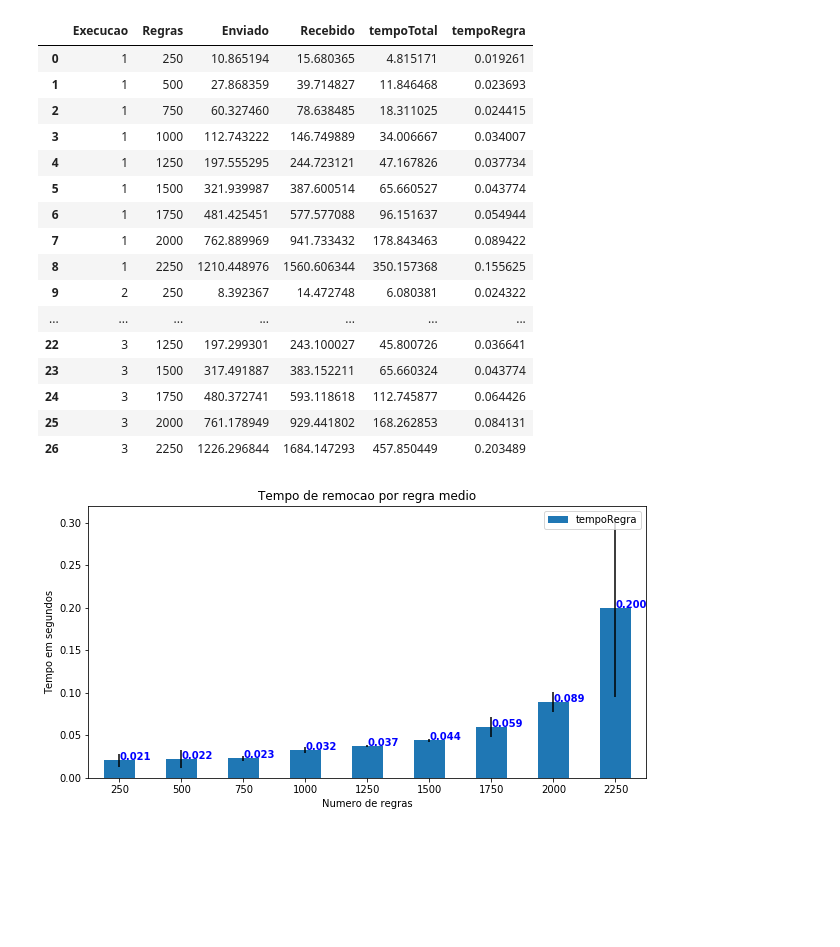
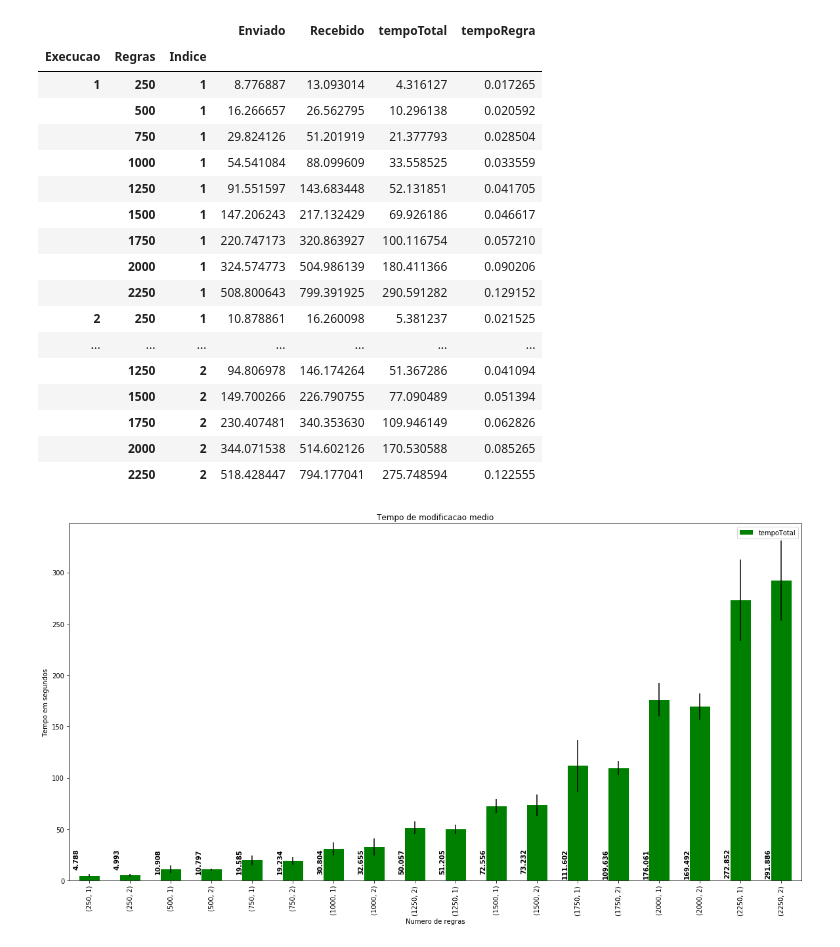
Before and after one commit to pedrobellotti/ns3-slice, a Jupyter notebook: TestesSwitchReal/graficosSwitch.ipynb, the cells around one changed output. Drawn from its saved outputs; the diff is of its cells as text; code cells hidden in the pictures; blank space fills up the shorter version.

Commit message:
Adicionando mais graficos e testes

```diff
--- a/TestesSwitchReal/graficosSwitch.ipynb
+++ b/TestesSwitchReal/graficosSwitch.ipynb
@@ -5,32 +5,33 @@ import numpy as np
 import matplotlib.pyplot as plt
 %matplotlib inline
 # %%
-nomeArquivo = "saidaRemocao" #Sem extensao
+nomeArquivo = "teste" #Sem extensao
 df = pd.read_table (nomeArquivo+".txt", sep='\s+')
 df["tempoTotal"] = df.apply (lambda row: row["Recebido"] - row["Enviado"], axis=1)
 df["tempoRegra"] = df.apply (lambda row: row["tempoTotal"] / row["Regras"], axis=1)
-df.set_index('Execucao','Regras')
+df.set_index(['Execucao', 'Regras','Indice'], inplace=True)
 df
 # %% [output]
-|  | Execucao | Regras | Enviado | Recebido | tempoTotal | tempoRegra |
-| 0 | 1 | 250 | 10.865194 | 15.680365 | 4.815171 | 0.019261 |
-| 1 | 1 | 500 | 27.868359 | 39.714827 | 11.846468 | 0.023693 |
-| 2 | 1 | 750 | 60.327460 | 78.638485 | 18.311025 | 0.024415 |
-| 3 | 1 | 1000 | 112.743222 | 146.749889 | 34.006667 | 0.034007 |
-| 4 | 1 | 1250 | 197.555295 | 244.723121 | 47.167826 | 0.037734 |
-| 5 | 1 | 1500 | 321.939987 | 387.600514 | 65.660527 | 0.043774 |
-| 6 | 1 | 1750 | 481.425451 | 577.577088 | 96.151637 | 0.054944 |
-| 7 | 1 | 2000 | 762.889969 | 941.733432 | 178.843463 | 0.089422 |
-| 8 | 1 | 2250 | 1210.448976 | 1560.606344 | 350.157368 | 0.155625 |
-| 9 | 2 | 250 | 8.392367 | 14.472748 | 6.080381 | 0.024322 |
+|  |  |  | Enviado | Recebido | tempoTotal | tempoRegra |
+| Execucao | Regras | Indice |  |  |  |  |
+| 1 | 250 | 1 | 8.776887 | 13.093014 | 4.316127 | 0.017265 |
+|  | 500 | 1 | 16.266657 | 26.562795 | 10.296138 | 0.020592 |
+|  | 750 | 1 | 29.824126 | 51.201919 | 21.377793 | 0.028504 |
+|  | 1000 | 1 | 54.541084 | 88.099609 | 33.558525 | 0.033559 |
+|  | 1250 | 1 | 91.551597 | 143.683448 | 52.131851 | 0.041705 |
+|  | 1500 | 1 | 147.206243 | 217.132429 | 69.926186 | 0.046617 |
+|  | 1750 | 1 | 220.747173 | 320.863927 | 100.116754 | 0.057210 |
+|  | 2000 | 1 | 324.574773 | 504.986139 | 180.411366 | 0.090206 |
+|  | 2250 | 1 | 508.800643 | 799.391925 | 290.591282 | 0.129152 |
+| 2 | 250 | 1 | 10.878861 | 16.260098 | 5.381237 | 0.021525 |
 | ... | ... | ... | ... | ... | ... | ... |
-| 22 | 3 | 1250 | 197.299301 | 243.100027 | 45.800726 | 0.036641 |
-| 23 | 3 | 1500 | 317.491887 | 383.152211 | 65.660324 | 0.043774 |
-| 24 | 3 | 1750 | 480.372741 | 593.118618 | 112.745877 | 0.064426 |
-| 25 | 3 | 2000 | 761.178949 | 929.441802 | 168.262853 | 0.084131 |
-| 26 | 3 | 2250 | 1226.296844 | 1684.147293 | 457.850449 | 0.203489 |
+|  | 1250 | 2 | 94.806978 | 146.174264 | 51.367286 | 0.041094 |
+|  | 1500 | 2 | 149.700266 | 226.790755 | 77.090489 | 0.051394 |
+|  | 1750 | 2 | 230.407481 | 340.353630 | 109.946149 | 0.062826 |
+|  | 2000 | 2 | 344.071538 | 514.602126 | 170.530588 | 0.085265 |
+|  | 2250 | 2 | 518.428447 | 794.177041 | 275.748594 | 0.122555 |
 # %%
-gpb = df.groupby (["Regras"])
+gpb = df.groupby (["Regras","Indice"])
 # %%
 # Função para cálculo do intervalo de confiança de 95%
 def confinterval (data):
@@ -39,17 +40,18 @@ def confinterval (data):
 # %%
 # Grafico da porcentagem de perda de pacotes em relação aos pacotes transmitidos no slice
 err = gpb.aggregate(confinterval)
 media = gpb.mean()
-err = err.filter(items=['tempoRegra'])
-media = media.filter(items=['tempoRegra'])
+err = err.filter(items=['tempoTotal'])
+media = media.filter(items=['tempoTotal'])
 
-media.plot (kind='bar', yerr=err, title="Tempo de remocao por regra medio", rot=360, figsize=(10,5))
+#media.plot (kind='bar', yerr=err, title="Tempo de modificacao medio", rot=90, figsize=(10,5))
+media.sort_values(by=["Regras"]).plot (color='green', kind='bar', yerr=err, title="Tempo de modificacao medio", rot=90, figsize=(20,10))
 plt.xlabel('Numero de regras')
 plt.ylabel('Tempo em segundos')
-for i, v in enumerate(media['tempoRegra']):
-    plt.text(i, v, str("%.3f" %v), color='blue', fontweight='bold') #i-0.5 v+1
+for i, v in enumerate(media['tempoTotal']):
+    plt.text(i-0.4, 26, str("%.3f" %v), color='black', fontweight='bold', rotation=90) #i-0.5 v+1
 #plt.gca().legend('Tempototal')
 plt.savefig(nomeArquivo+".pdf")
 plt.show()
 # %% [output]
-[figure, old version]
+[figure, new version]
```
Also changed, not shown: 4 other files.
